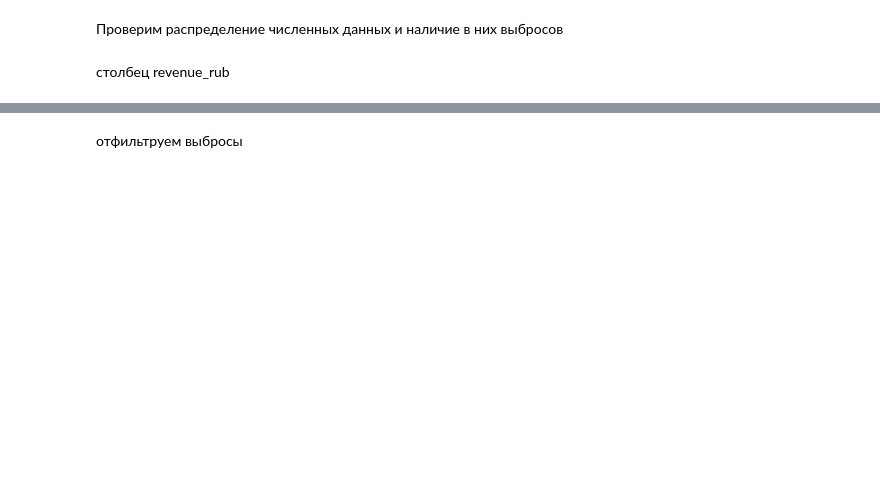
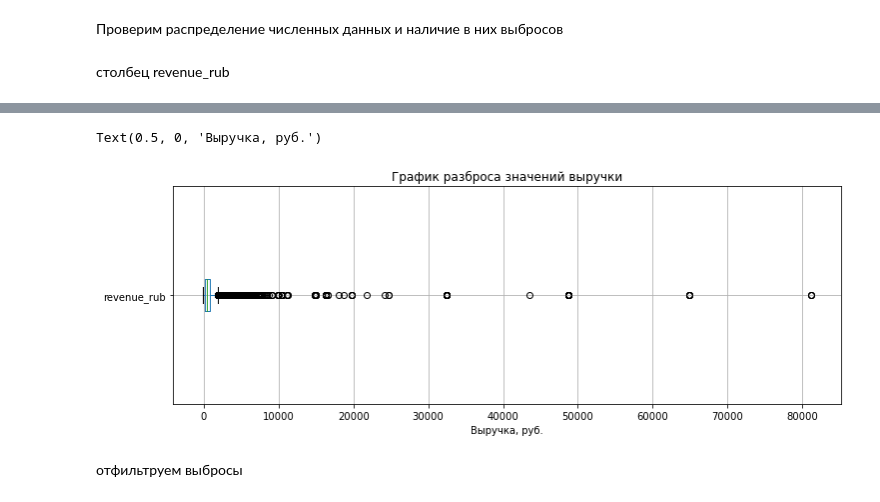
Before and after one commit to Ismagil1234/Project_Module_2, a Jupyter notebook: Project_Module_2.ipynb, the cells around one changed output, grey strips where cells are left out. Saved outputs shown, nothing was run; the diff lists cells and outputs as text; code cells hidden in the pictures; blank space fills up the shorter version.

```diff
--- a/Project_Module_2.ipynb
+++ b/Project_Module_2.ipynb
@@ -243,5 +400,10 @@ df[(df['revenue_rub'] < df['revenue_rub'].quantile(0.99))].hist(column = 'revenu
 # %%
 df.boxplot(column = 'revenue_rub', vert=False, figsize = (12,4))
+plt.title('График разброса значений выручки')
+plt.xlabel('Выручка, руб.')
+# %% [output]
+Text(0.5, 0, 'Выручка, руб.')
+[figure, added]
 # %% [markdown]
 отфильтруем выбросы
 # %%
```
Also changed, not shown: parts of 91 cells of this notebook.
